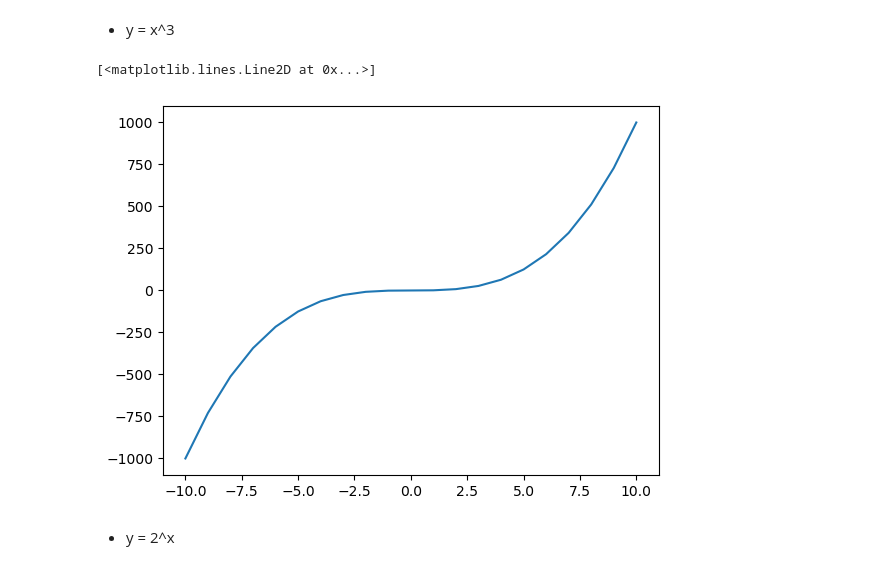
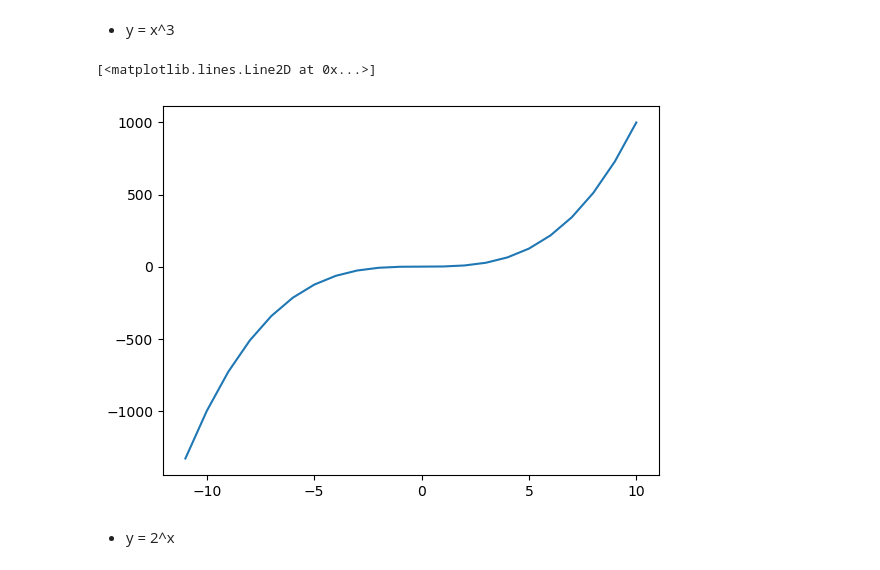
Before and after one commit to Joshua-Click/dumpy-pandas-visualization-exercises, a Jupyter notebook: matplotlib_exercises.ipynb, the cells around one changed output. Saved outputs shown, nothing was run; the diff lists cells and outputs as text; code cells hidden in the pictures.

```diff
--- a/matplotlib_exercises.ipynb
+++ b/matplotlib_exercises.ipynb
@@ -14,7 +14,7 @@ You'll need to write the code that generates the x and y points.
 
 Add an anotation for the point 0, 0, the origin.
 # %%
-x = list(range(-10,11))
+x = list(range(-11,11))
 y = [n**2 - n + 2 for n in x]
 # %%
 plt.plot(x,y)
@@ -34,11 +34,11 @@ plt.show()
 # %% [markdown]
 * y = x^3
 # %%
-y2 = [n**3 for n in x]
+y2 = [(n**3) for n in x]
 plt.plot(x, y2)
 # %% [output]
 [<matplotlib.lines.Line2D at 0x...>]
-[figure, old version]
+[figure, new version]
 # %% [markdown]
 * y = 2^x
 # %%
```
Also changed, not shown: parts of 3 cells of this notebook.
